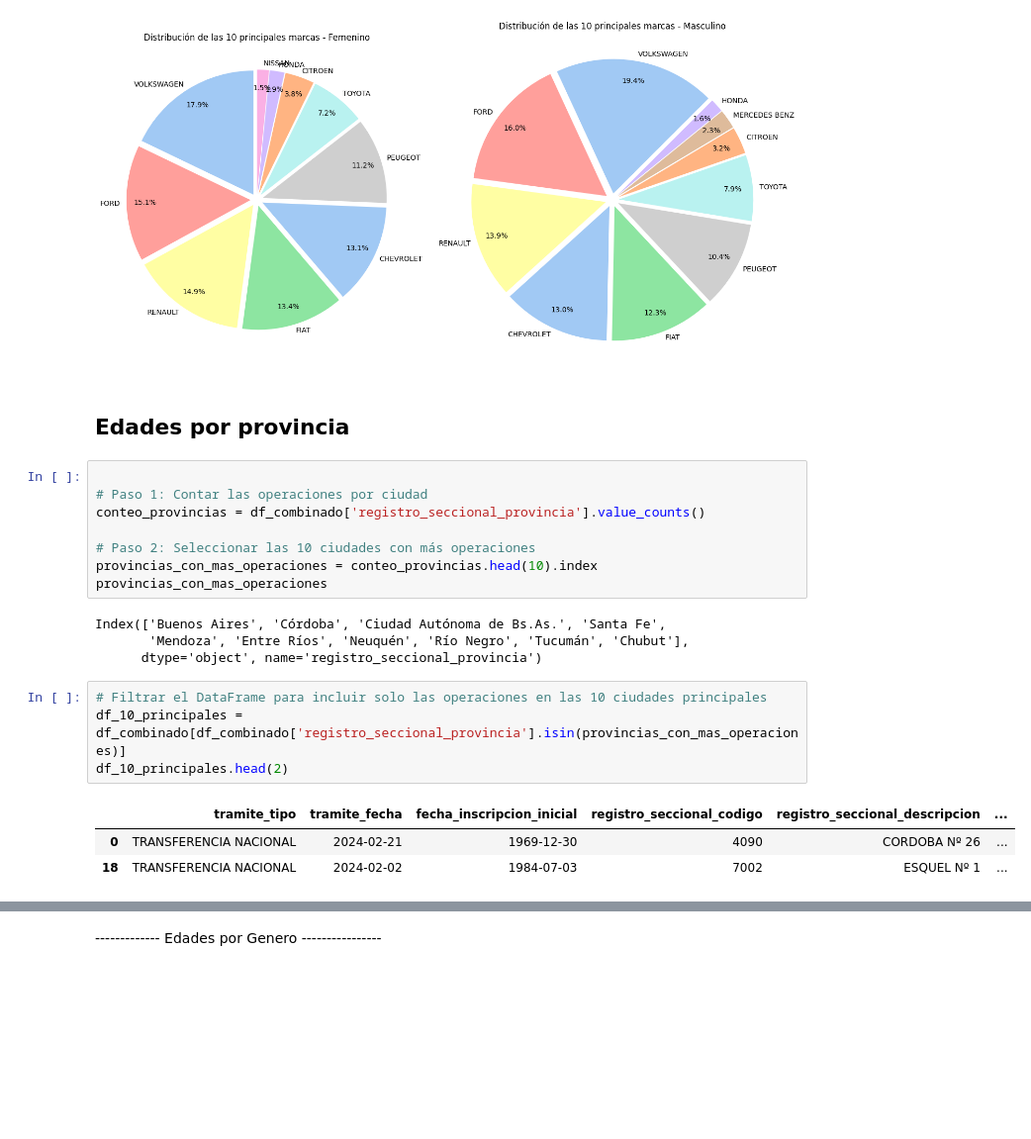
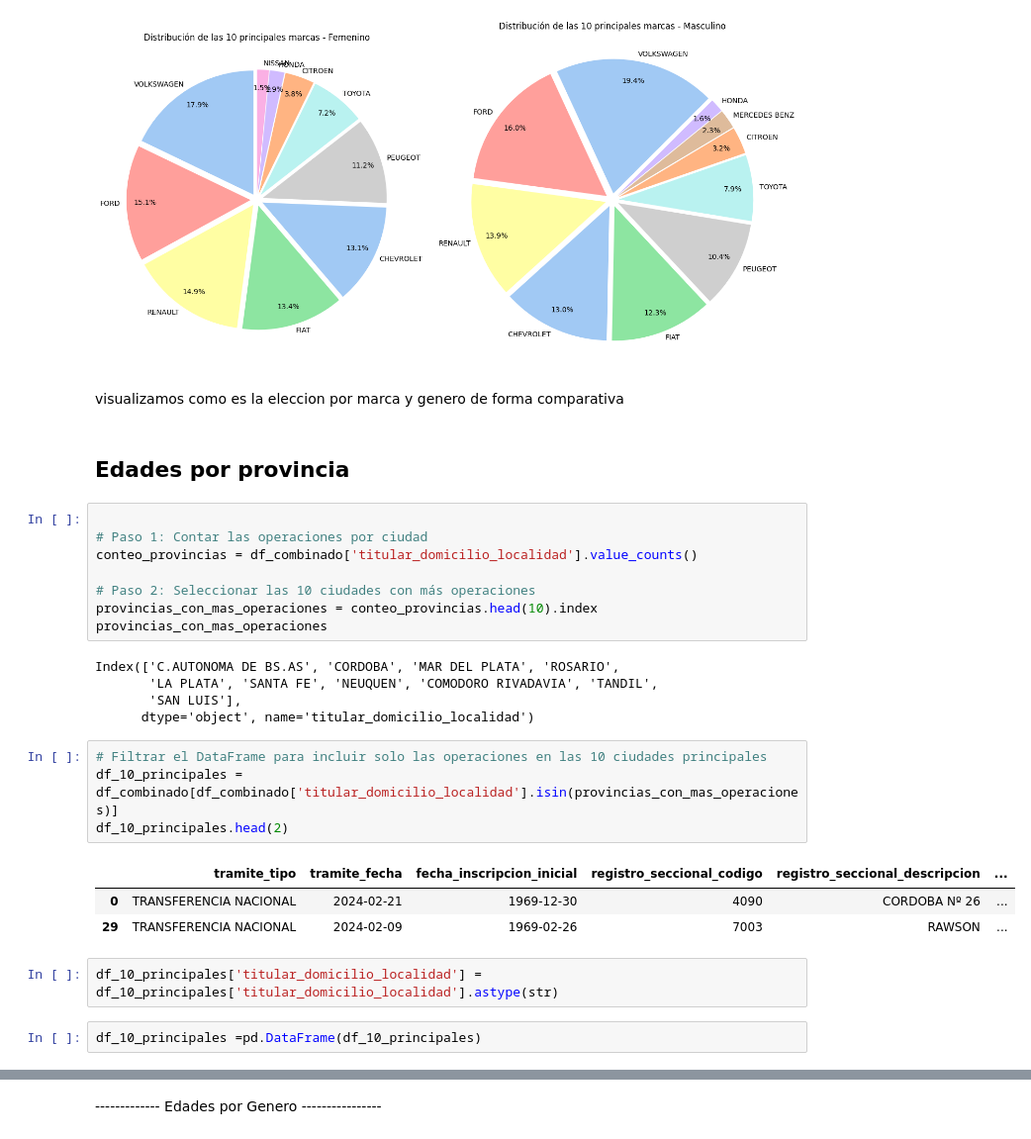
Before and after one commit to PabloBertorello/Transferencias, a Jupyter notebook: transfer.ipynb, the cells around one changed output, grey strips where cells are left out. Shown at 99% size. Cells and saved outputs as stored; diff of their text form; blank space fills up the shorter version.

```diff
--- a/transfer.ipynb
+++ b/transfer.ipynb
@@ -396,25 +522,32 @@ plt.tight_layout()  # Ajusta los espacios para que los gráficos no se superpong
 plt.show()
 # %% [output]
 [figure]
+# %% [markdown]
+visualizamos como es la eleccion por marca y genero de forma comparativa
 # %% [markdown]
 ## Edades por provincia
 # %%
 
 # Paso 1: Contar las operaciones por ciudad
-conteo_provincias = df_combinado['registro_seccional_provincia'].value_counts()
+conteo_provincias = df_combinado['titular_domicilio_localidad'].value_counts()
 
 # Paso 2: Seleccionar las 10 ciudades con más operaciones
 provincias_con_mas_operaciones = conteo_provincias.head(10).index
 provincias_con_mas_operaciones
 # %% [output]
-Index(['Buenos Aires', 'Córdoba', 'Ciudad Autónoma de Bs.As.', 'Santa Fe',
-       'Mendoza', 'Entre Ríos', 'Neuquén', 'Río Negro', 'Tucumán', 'Chubut'],
-      dtype='object', name='registro_seccional_provincia')
+Index(['C.AUTONOMA DE BS.AS', 'CORDOBA', 'MAR DEL PLATA', 'ROSARIO',
+       'LA PLATA', 'SANTA FE', 'NEUQUEN', 'COMODORO RIVADAVIA', 'TANDIL',
+       'SAN LUIS'],
+      dtype='object', name='titular_domicilio_localidad')
 # %%
 # Filtrar el DataFrame para incluir solo las operaciones en las 10 ciudades principales
-df_10_principales = df_combinado[df_combinado['registro_seccional_provincia'].isin(provincias_con_mas_operaciones)]
+df_10_principales = df_combinado[df_combinado['titular_domicilio_localidad'].isin(provincias_con_mas_operaciones)]
 df_10_principales.head(2)
 # %% [output]
 |  | tramite_tipo | tramite_fecha | fecha_inscripcion_inicial | registro_seccional_codigo | registro_seccional_descripcion | ... |
 | 0 | TRANSFERENCIA NACIONAL | 2024-02-21 | 1969-12-30 | 4090 | CORDOBA Nº 26 | ... |
-| 18 | TRANSFERENCIA NACIONAL | 2024-02-02 | 1984-07-03 | 7002 | ESQUEL Nº 1 | ... |
+| 29 | TRANSFERENCIA NACIONAL | 2024-02-09 | 1969-02-26 | 7003 | RAWSON | ... |
+# %%
+df_10_principales['titular_domicilio_localidad'] = df_10_principales['titular_domicilio_localidad'].astype(str)
+# %%
+df_10_principales =pd.DataFrame(df_10_principales)
```
Also changed, not shown: parts of 22 cells of this notebook.
